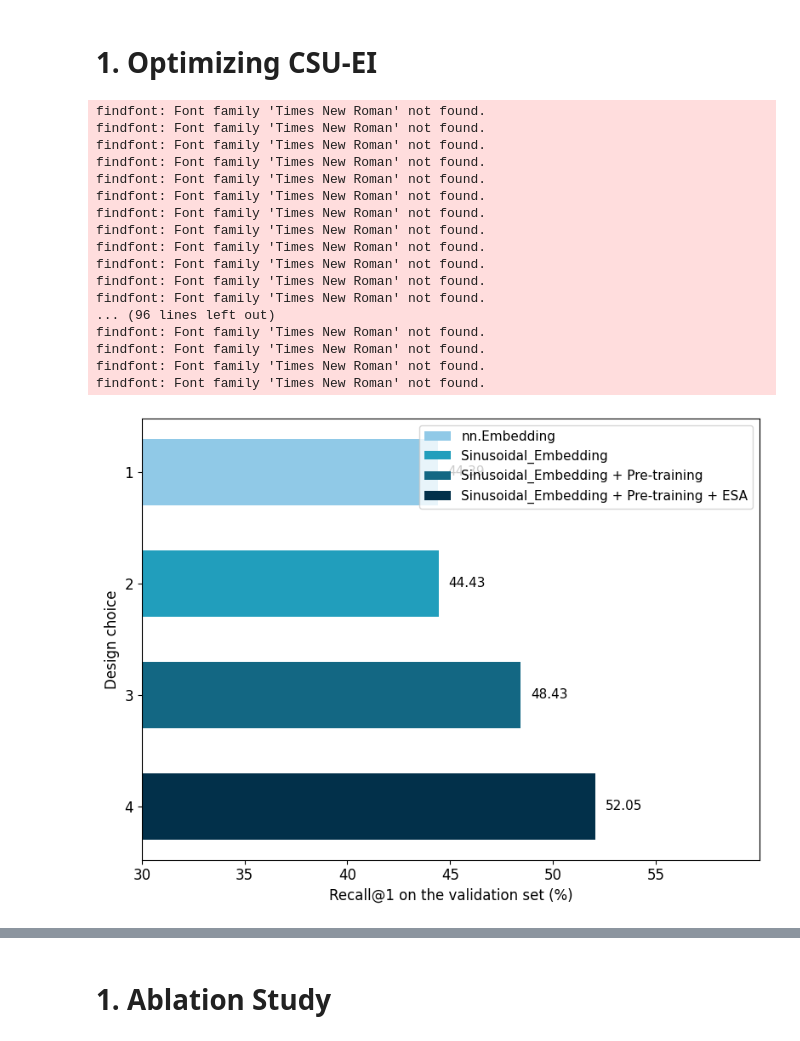
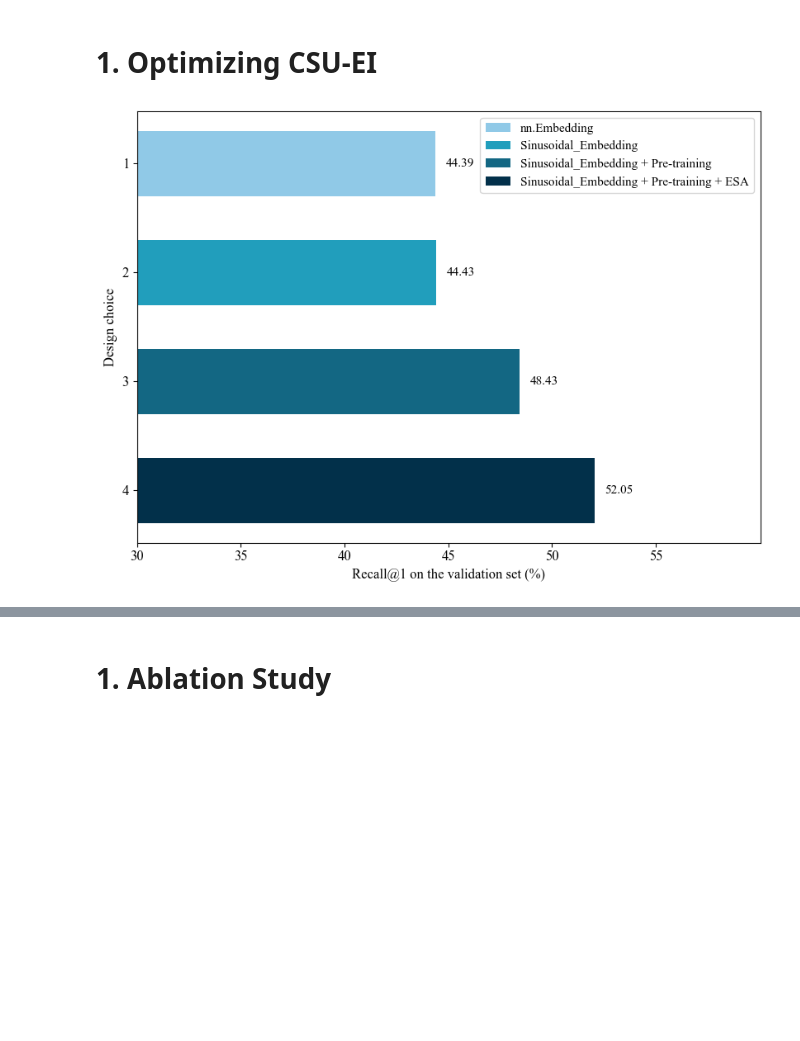
Before and after one commit to crxcsu/CSU-EI, a Jupyter notebook: analyzer/Interacting_with_CSUEI.ipynb, the cells around one changed output, grey strips where cells are left out. Cells and saved outputs as stored; diff of their text form; code cells hidden in the pictures; blank space fills up the shorter version.

```diff
--- a/analyzer/Interacting_with_CSUEI.ipynb
+++ b/analyzer/Interacting_with_CSUEI.ipynb
@@ -51,52 +51,35 @@ save_dir = None
 # %%
 labels = [
     'nn.Embedding',
     'Sinusoidal_Embedding',
     'Sinusoidal_Embedding + Pre-training',
     'Sinusoidal_Embedding + Pre-training + ESA'
 ]
 
 # Retrieve Top-1 Accuracy
 # Corrected list comprehension: iterate 'p' over 'ablation_study_paths'
 values = np.array([get_topk_acc(p, k_list=['1'], mode='dev')[0][0] for p in ablation_study_paths])
 # Plotting
-plt.figure(figsize=(8, 6))
+plt.figure(figsize=(8.25, 6))
 colors, y_pos = ['#02304a', '#136783', '#219ebc', '#90c9e7'], range(len(labels))
 bars = plt.barh(y_pos, values[::-1], color=colors, label=labels[::-1], height=0.6)
 # Styling
 plt.xlim(30, max(values) + 8)
 plt.xticks(np.arange(30, 60, 5), fontsize=12, fontname='Times New Roman')
 plt.yticks(y_pos, [4, 3, 2, 1], fontsize=12, fontname='Times New Roman')
 plt.xlabel('Recall@1 on the validation set (%)', fontsize=12, fontname='Times New Roman')
 plt.ylabel('Design choice', fontsize=12, fontname='Times New Roman')
 # Annotations
 for bar in bars:
     plt.text(bar.get_width() + 0.5, bar.get_y() + bar.get_height()/2, f'{bar.get_width():.2f}',
              va='center', ha='left', fontsize=11, fontname='Times New Roman')
 # Legend
 handles, lbls = plt.gca().get_legend_handles_labels()
 plt.legend(handles[::-1], lbls[::-1], prop={'family': 'Times New Roman', 'size': 11}, loc='upper right')
 plt.tight_layout()
 plt.show()
 # %% [output]
-findfont: Font family 'Times New Roman' not found.
-findfont: Font family 'Times New Roman' not found.
-findfont: Font family 'Times New Roman' not found.
-findfont: Font family 'Times New Roman' not found.
-findfont: Font family 'Times New Roman' not found.
-findfont: Font family 'Times New Roman' not found.
-findfont: Font family 'Times New Roman' not found.
-findfont: Font family 'Times New Roman' not found.
-findfont: Font family 'Times New Roman' not found.
-findfont: Font family 'Times New Roman' not found.
-findfont: Font family 'Times New Roman' not found.
-findfont: Font family 'Times New Roman' not found.
-... (96 lines left out)
-findfont: Font family 'Times New Roman' not found.
-findfont: Font family 'Times New Roman' not found.
-findfont: Font family 'Times New Roman' not found.
-findfont: Font family 'Times New Roman' not found.
-[figure, old version]
+[figure, new version]
 # %%
 # Simplified Performance Comparison
 k_list = ['1', '2', '3', '5']
```
Also changed, not shown: parts of 9 cells of this notebook, 3 other files.
